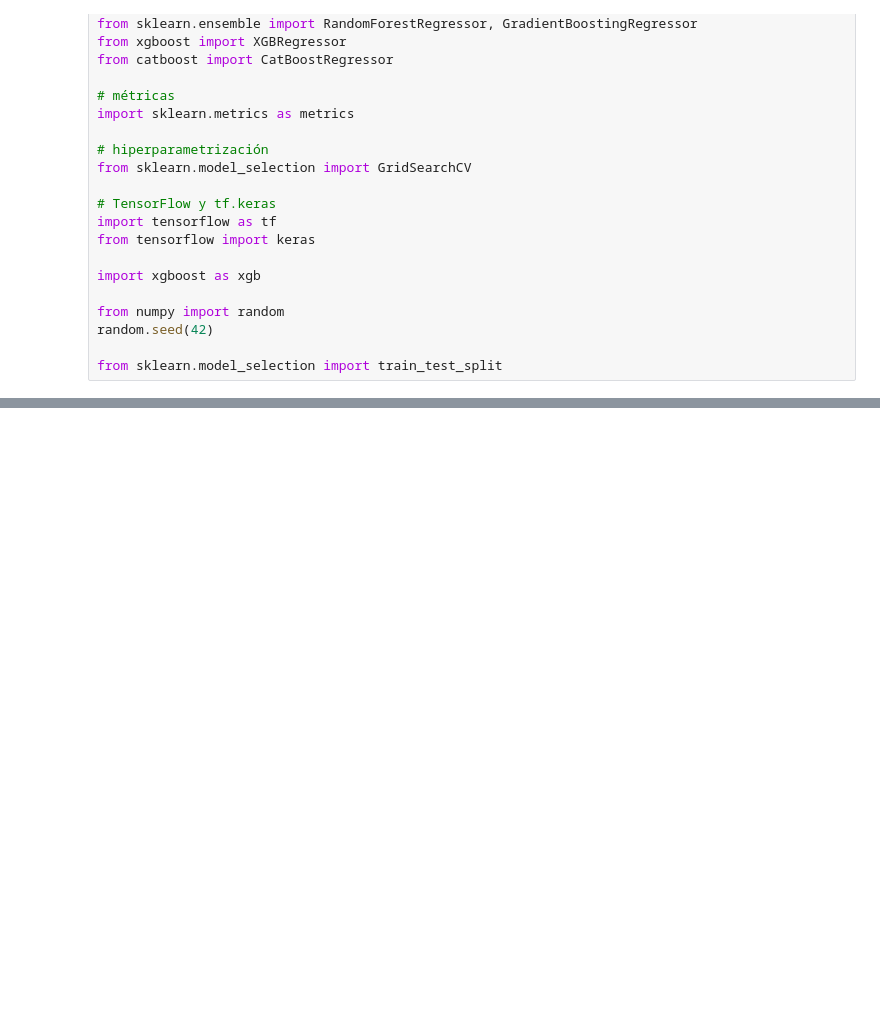
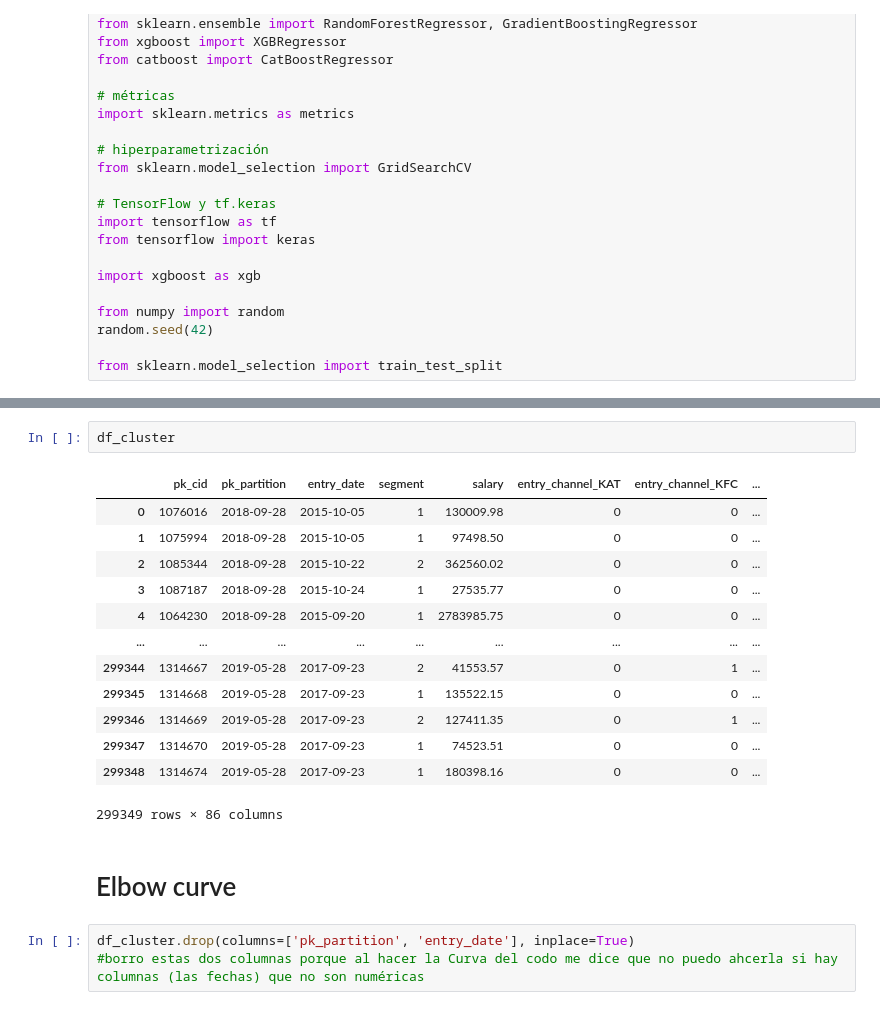
Before and after one commit to Kasoa8/Nuclio_EasyMoney, a Jupyter notebook: Segmentacion.ipynb, the cells around one changed output, grey strips where cells are left out. Saved outputs shown, nothing was run; the diff lists cells and outputs as text; blank space fills up the shorter version.

Commit message:
primer intento segmentación

```diff
--- a/Segmentacion.ipynb
+++ b/Segmentacion.ipynb
@@ -90,0 +65,21 @@ df_parquet
+# %%
+df_cluster
+# %% [output]
+|  | pk_cid | pk_partition | entry_date | segment | salary | entry_channel_KAT | entry_channel_KFC | ... |
+| 0 | 1076016 | 2018-09-28 | 2015-10-05 | 1 | 130009.98 | 0 | 0 | ... |
+| 1 | 1075994 | 2018-09-28 | 2015-10-05 | 1 | 97498.50 | 0 | 0 | ... |
+| 2 | 1085344 | 2018-09-28 | 2015-10-22 | 2 | 362560.02 | 0 | 0 | ... |
+| 3 | 1087187 | 2018-09-28 | 2015-10-24 | 1 | 27535.77 | 0 | 0 | ... |
+| 4 | 1064230 | 2018-09-28 | 2015-09-20 | 1 | 2783985.75 | 0 | 0 | ... |
+| ... | ... | ... | ... | ... | ... | ... | ... | ... |
+| 299344 | 1314667 | 2019-05-28 | 2017-09-23 | 2 | 41553.57 | 0 | 1 | ... |
+| 299345 | 1314668 | 2019-05-28 | 2017-09-23 | 1 | 135522.15 | 0 | 0 | ... |
+| 299346 | 1314669 | 2019-05-28 | 2017-09-23 | 2 | 127411.35 | 0 | 1 | ... |
+| 299347 | 1314670 | 2019-05-28 | 2017-09-23 | 1 | 74523.51 | 0 | 0 | ... |
+| 299348 | 1314674 | 2019-05-28 | 2017-09-23 | 1 | 180398.16 | 0 | 0 | ... |
+299349 rows × 86 columns
+# %% [markdown]
+# Elbow curve
+# %%
+df_cluster.drop(columns=['pk_partition', 'entry_date'], inplace=True)
+#borro estas dos columnas porque al hacer la Curva del codo me dice que no puedo ahcerla si hay columnas (las fechas) que no son numéricas
```
Also changed, not shown: parts of 5 cells of this notebook.
